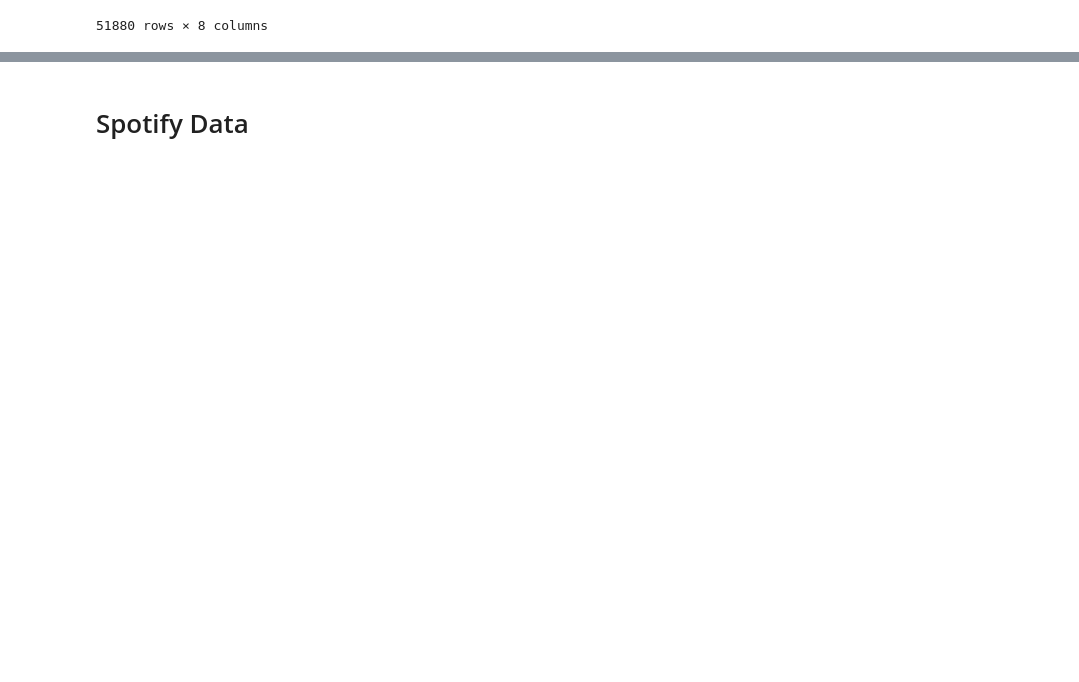
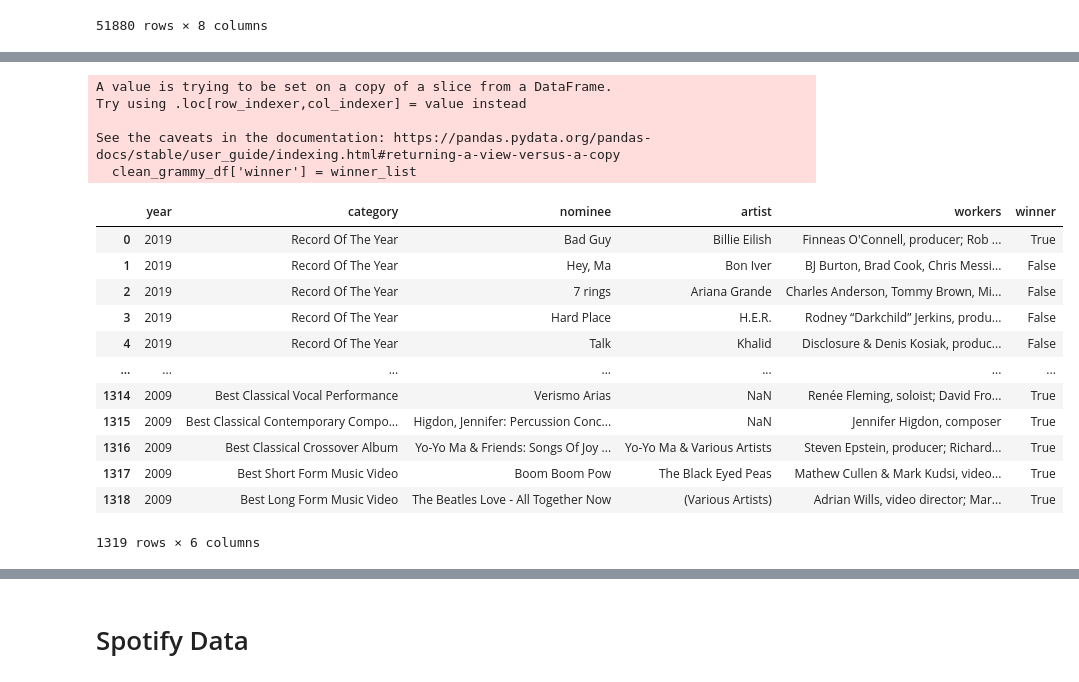
Before and after one commit to AliciaAPerez/ETL_Billboard_Hits_vs_Grammy_Winners, a Jupyter notebook: Billboard_Grammys_Full_Project.ipynb, the cells around one changed output, grey strips where cells are left out. Cells and saved outputs as stored; diff of their text form; code cells hidden in the pictures; blank space fills up the shorter version.

```diff
--- a/Billboard_Grammys_Full_Project.ipynb
+++ b/Billboard_Grammys_Full_Project.ipynb
@@ -178,0 +181,6 @@ NameError: name 'engine' is not defined
+# %%
+#Create data frame from csv file.
+grammy_csv = "Resources/the_grammy_awards.csv"
+
+grammy_df = pd.read_csv(grammy_csv)
+grammy_df.head()
@@ -178,0 +194,4 @@ NameError: name 'engine' is not defined
+# %%
+# Drop unnecessary columns. Winner will be added back later.
+grammy_df.drop(['title', 'published_at', 'updated_at', 'img', 'winner'], axis=1, inplace=True)
+grammy_df
@@ -178,0 +212,6 @@ NameError: name 'engine' is not defined
+# %%
+# Drop all rows pre-2009 (first year of our Billboard database)
+# Convert year to integer
+grammy_df['year'] = grammy_df['year'].astype(str).astype(int)
+clean_grammy_df = grammy_df.loc[grammy_df['year'] > 2008, :]
+clean_grammy_df
@@ -178,0 +234,17 @@ NameError: name 'engine' is not defined
+# %%
+# Declare variable to hold current award name to know when it changes
+award = ''
+
+# Declare a list that holds True or False
+winner_list = []
+
+# Go through the grammy dataframe, storing appropriate value in winner_list we can later use.
+for index, row in clean_grammy_df.iterrows():
+    # if the current row is not equal to the stored award, keep the True in winner and change the value of award
+    if row['category'] != award:
+        award = row['category']
+        winner_list.append(True)
+    else:
+        winner_list.append(False)
+
+winner_list
@@ -178,0 +269,24 @@ NameError: name 'engine' is not defined
+# %%
+# Using winner_list, let's update the clean_grammy_df winner column by merging
+
+clean_grammy_df['winner'] = winner_list
+clean_grammy_df
+# %% [output]
+A value is trying to be set on a copy of a slice from a DataFrame.
+Try using .loc[row_indexer,col_indexer] = value instead
+
+See the caveats in the documentation: https://pandas.pydata.org/pandas-docs/stable/user_guide/indexing.html#returning-a-view-versus-a-copy
+  clean_grammy_df['winner'] = winner_list
+|  | year | category | nominee | artist | workers | winner |
+| 0 | 2019 | Record Of The Year | Bad Guy | Billie Eilish | Finneas O'Connell, producer; Rob ... | True |
+| 1 | 2019 | Record Of The Year | Hey, Ma | Bon Iver | BJ Burton, Brad Cook, Chris Messi... | False |
+| 2 | 2019 | Record Of The Year | 7 rings | Ariana Grande | Charles Anderson, Tommy Brown, Mi... | False |
+| 3 | 2019 | Record Of The Year | Hard Place | H.E.R. | Rodney “Darkchild” Jerkins, produ... | False |
+| 4 | 2019 | Record Of The Year | Talk | Khalid | Disclosure & Denis Kosiak, produc... | False |
+| ... | ... | ... | ... | ... | ... | ... |
+| 1314 | 2009 | Best Classical Vocal Performance | Verismo Arias | NaN | Renée Fleming, soloist; David Fro... | True |
+| 1315 | 2009 | Best Classical Contemporary Compo... | Higdon, Jennifer: Percussion Conc... | NaN | Jennifer Higdon, composer | True |
+| 1316 | 2009 | Best Classical Crossover Album | Yo-Yo Ma & Friends: Songs Of Joy ... | Yo-Yo Ma & Various Artists | Steven Epstein, producer; Richard... | True |
+| 1317 | 2009 | Best Short Form Music Video | Boom Boom Pow | The Black Eyed Peas | Mathew Cullen & Mark Kudsi, video... | True |
+| 1318 | 2009 | Best Long Form Music Video | The Beatles Love - All Together Now | (Various Artists) | Adrian Wills, video director; Mar... | True |
+1319 rows × 6 columns
```
Also changed, not shown: parts of 30 cells of this notebook, 2 other files.
